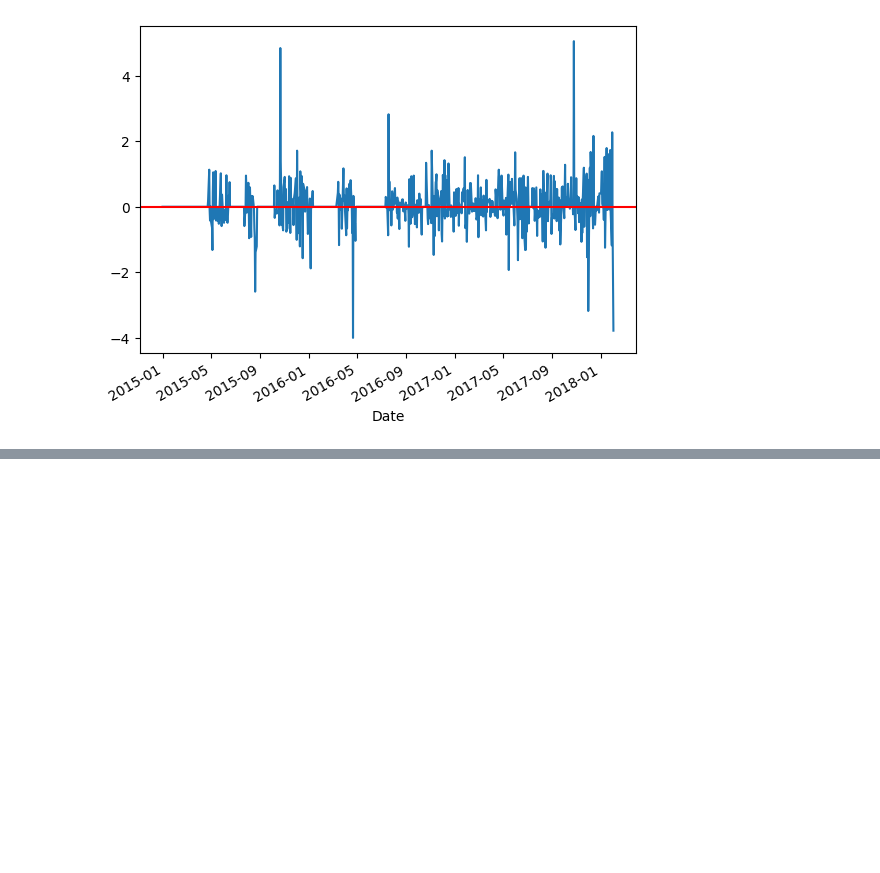
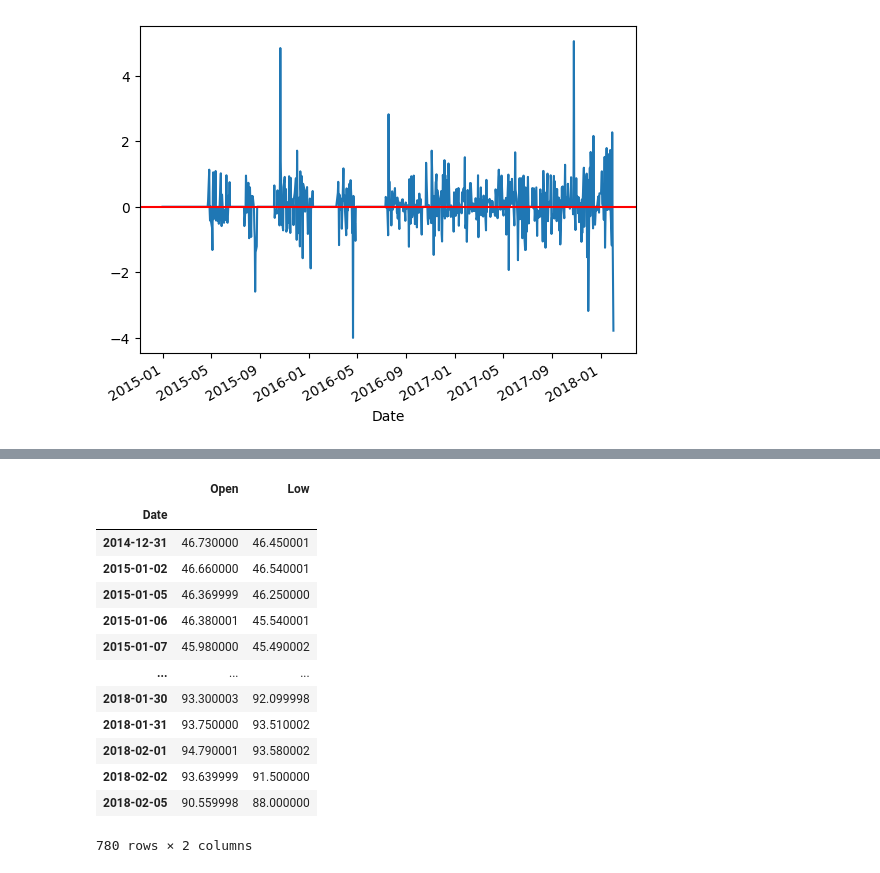
Before and after one commit to CheropS/Visualization-stock-prices, a Jupyter notebook: microsoft.ipynb, the cells around one changed output, grey strips where cells are left out. Drawn from its saved outputs; the diff is of its cells as text; code cells hidden in the pictures; blank space fills up the shorter version.

```diff
--- a/microsoft.ipynb
+++ b/microsoft.ipynb
@@ -202,0 +226,17 @@ plt.axhline(y=0,color='red')
+# %%
+ms[['Open', 'Low']]
+# %% [output]
+|  | Open | Low |
+| Date |  |  |
+| 2014-12-31 | 46.730000 | 46.450001 |
+| 2015-01-02 | 46.660000 | 46.540001 |
+| 2015-01-05 | 46.369999 | 46.250000 |
+| 2015-01-06 | 46.380001 | 45.540001 |
+| 2015-01-07 | 45.980000 | 45.490002 |
+| ... | ... | ... |
+| 2018-01-30 | 93.300003 | 92.099998 |
+| 2018-01-31 | 93.750000 | 93.510002 |
+| 2018-02-01 | 94.790001 | 93.580002 |
+| 2018-02-02 | 93.639999 | 91.500000 |
+| 2018-02-05 | 90.559998 | 88.000000 |
+780 rows × 2 columns
```
Also changed, not shown: parts of 3 cells of this notebook.
